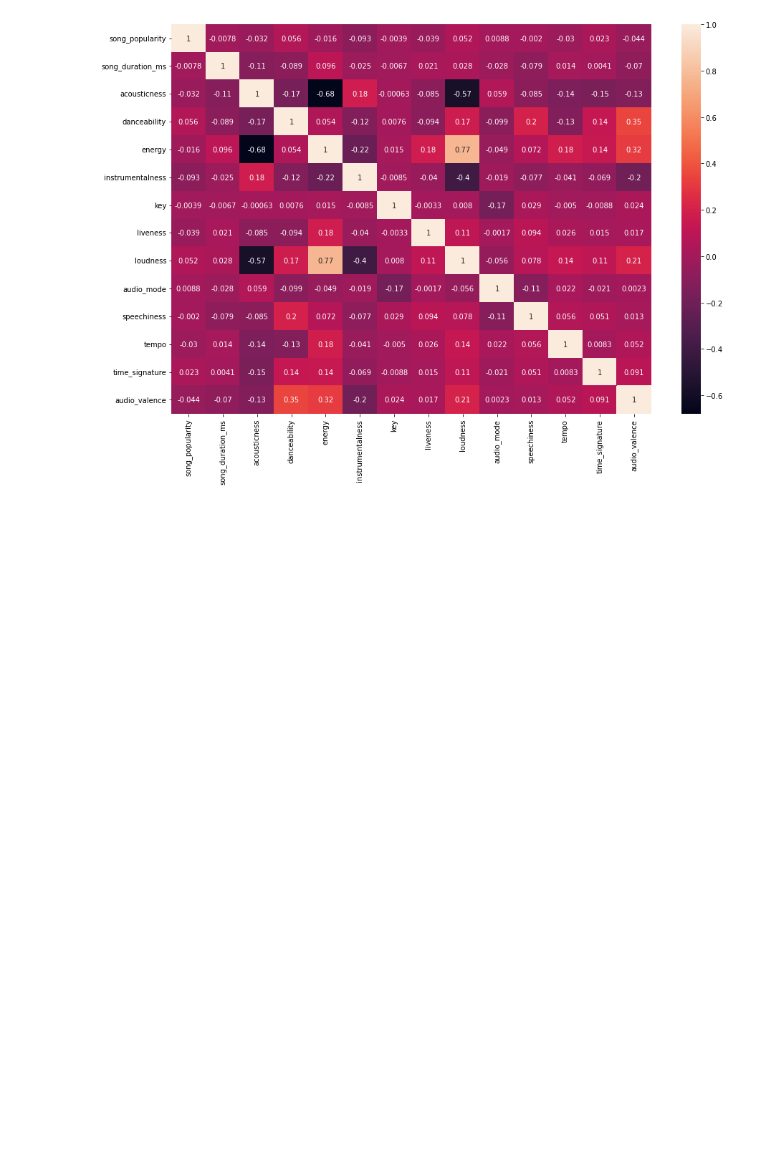
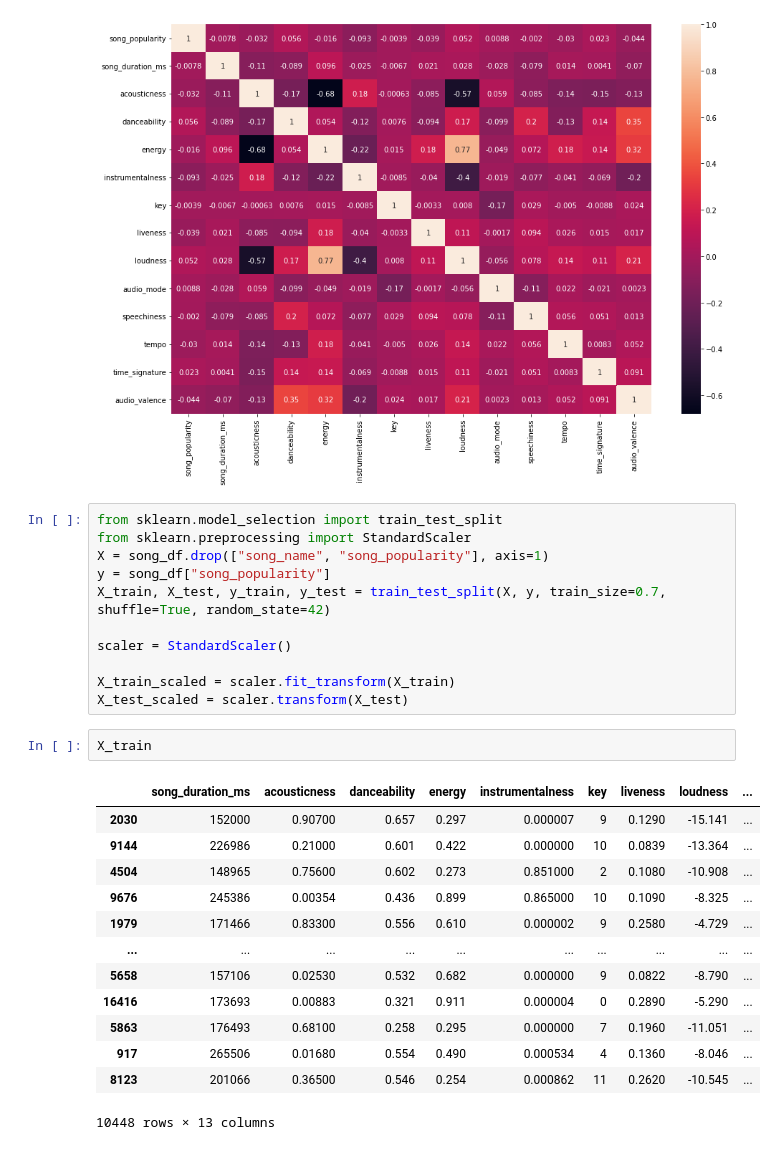
Before and after one commit to nathandhawale/Song_Popularity, a Jupyter notebook: Project2.ipynb, the cells around one changed output. Saved outputs shown, nothing was run; the diff lists cells and outputs as text; blank space fills up the shorter version.

```diff
--- a/Project2.ipynb
+++ b/Project2.ipynb
@@ -239,3 +277,30 @@ sns.heatmap(song_df.corr(), annot=True, ax=ax)
 # %% [output]
 <matplotlib.axes._subplots.AxesSubplot at 0x...>
 [figure]
+# %%
+from sklearn.model_selection import train_test_split
+from sklearn.preprocessing import StandardScaler
+X = song_df.drop(["song_name", "song_popularity"], axis=1)
+y = song_df["song_popularity"]
+X_train, X_test, y_train, y_test = train_test_split(X, y, train_size=0.7, shuffle=True, random_state=42)
+
+scaler = StandardScaler()
+
+X_train_scaled = scaler.fit_transform(X_train)
+X_test_scaled = scaler.transform(X_test)
+# %%
+X_train
+# %% [output]
+|  | song_duration_ms | acousticness | danceability | energy | instrumentalness | key | liveness | loudness | ... |
+| 2030 | 152000 | 0.90700 | 0.657 | 0.297 | 0.000007 | 9 | 0.1290 | -15.141 | ... |
+| 9144 | 226986 | 0.21000 | 0.601 | 0.422 | 0.000000 | 10 | 0.0839 | -13.364 | ... |
+| 4504 | 148965 | 0.75600 | 0.602 | 0.273 | 0.851000 | 2 | 0.1080 | -10.908 | ... |
+| 9676 | 245386 | 0.00354 | 0.436 | 0.899 | 0.865000 | 10 | 0.1090 | -8.325 | ... |
+| 1979 | 171466 | 0.83300 | 0.556 | 0.610 | 0.000002 | 9 | 0.2580 | -4.729 | ... |
+| ... | ... | ... | ... | ... | ... | ... | ... | ... | ... |
+| 5658 | 157106 | 0.02530 | 0.532 | 0.682 | 0.000000 | 9 | 0.0822 | -8.790 | ... |
+| 16416 | 173693 | 0.00883 | 0.321 | 0.911 | 0.000004 | 0 | 0.2890 | -5.290 | ... |
+| 5863 | 176493 | 0.68100 | 0.258 | 0.295 | 0.000000 | 7 | 0.1960 | -11.051 | ... |
+| 917 | 265506 | 0.01680 | 0.554 | 0.490 | 0.000534 | 4 | 0.1360 | -8.046 | ... |
+| 8123 | 201066 | 0.36500 | 0.546 | 0.254 | 0.000862 | 11 | 0.2620 | -10.545 | ... |
+10448 rows × 13 columns
```
Also changed, not shown: parts of 9 cells of this notebook.
